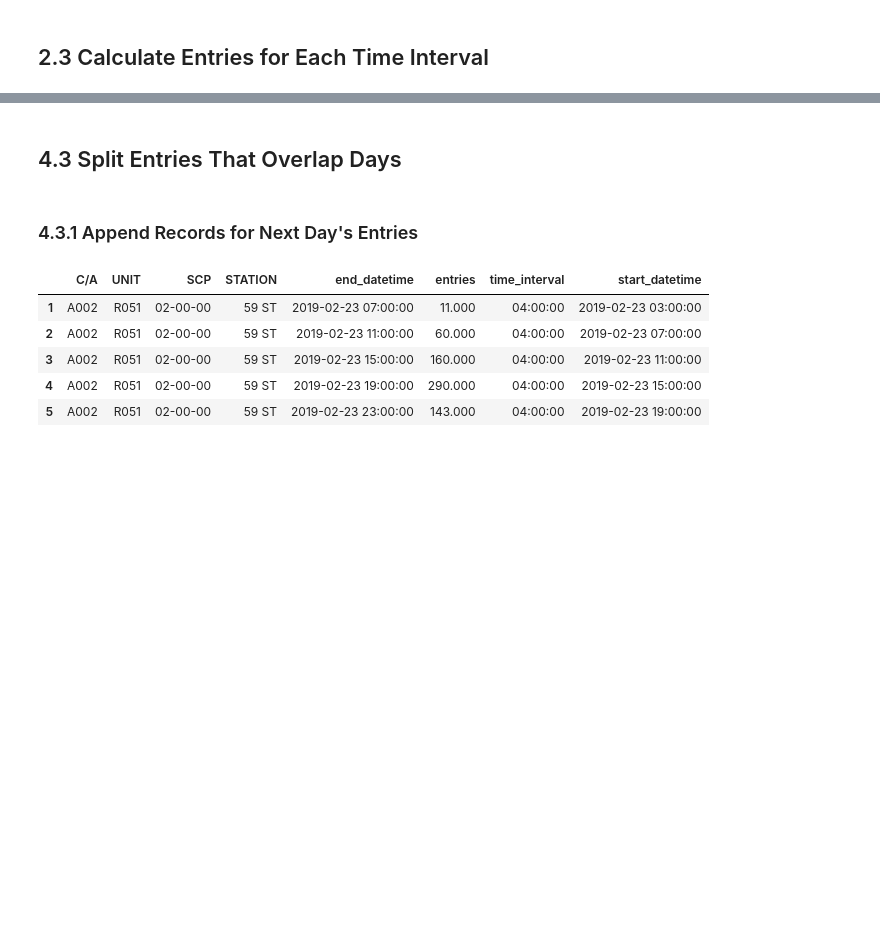
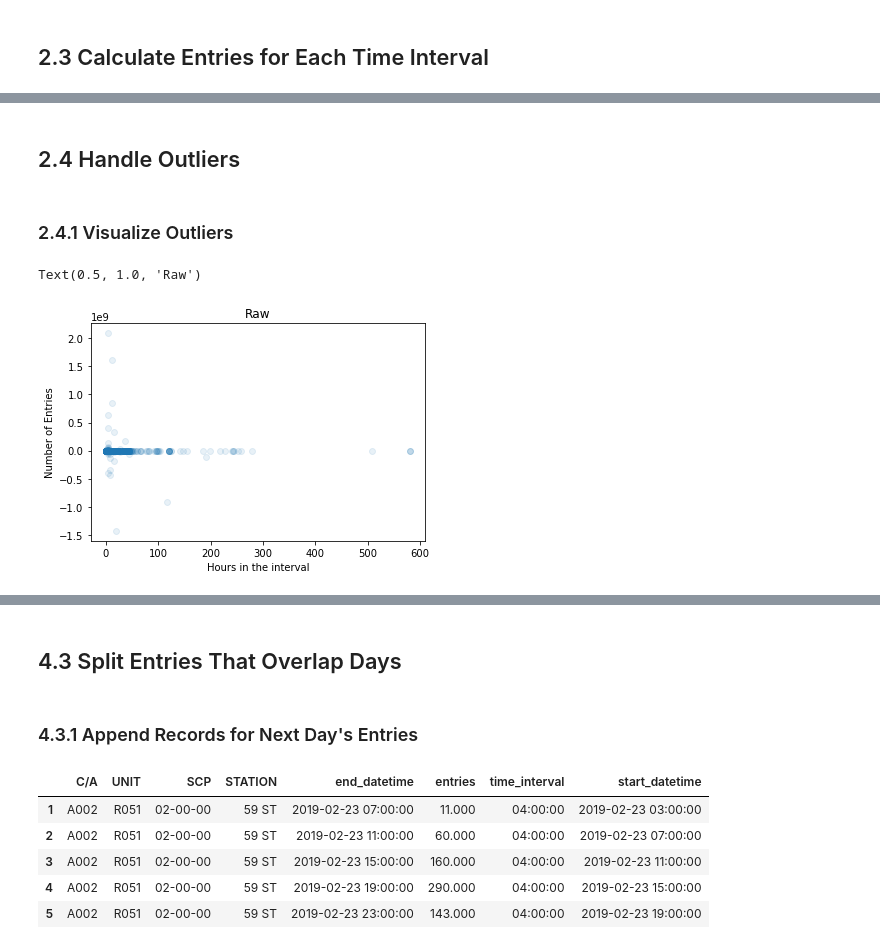
Before and after one commit to tczencka/MTA-Project-1, a Jupyter notebook: notebooks/cleaning.ipynb, the cells around one changed output, grey strips where cells are left out. Cells and saved outputs as stored; diff of their text form; code cells hidden in the pictures; blank space fills up the shorter version.

```diff
--- a/notebooks/cleaning.ipynb
+++ b/notebooks/cleaning.ipynb
@@ -311,2 +253,0 @@ sorted_data['unit_std'] = sorted_data.groupby(['C/A', 'UNIT', 'SCP', 'STATION'])
-# %%
-sorted_data['deviations'] = (sorted_data['entries_since_last_record'] - sorted_data['unit_mean']) / sorted_data['unit_std']
@@ -441,0 +254,22 @@ always_decreasing = no_extreme_interval_outliers[
+# %%
+def add_interval_data(raw):
+    sorted_data = raw.sort_values(['C/A', 'UNIT', 'SCP', 'STATION', 'datetime'])
+    sorted_data['entries_since_last_record'] = sorted_data.groupby(['C/A', 'UNIT', 'SCP', 'STATION'])['ENTRIES'].diff(1)
+    sorted_data['time_interval'] = sorted_data.groupby(['C/A', 'UNIT', 'SCP', 'STATION'])['datetime'].diff(1)
+    return sorted_data
+# %%
+with_interval_data = add_interval_data(with_formatted_dates)
+# %% [markdown]
+## 2.4 Handle Outliers
+# %% [markdown]
+### 2.4.1 Visualize Outliers
+# %%
+intervals_in_hours = with_interval_data.time_interval.dt.total_seconds() / 3600
+# %%
+plt.scatter(intervals_in_hours, with_interval_data.entries_since_last_record, alpha=0.1)
+plt.xlabel('Hours in the interval')
+plt.ylabel('Number of Entries')
+plt.title('Raw')
+# %% [output]
+Text(0.5, 1.0, 'Raw')
+[figure, added]
```
Also changed, not shown: parts of 156 cells of this notebook.
